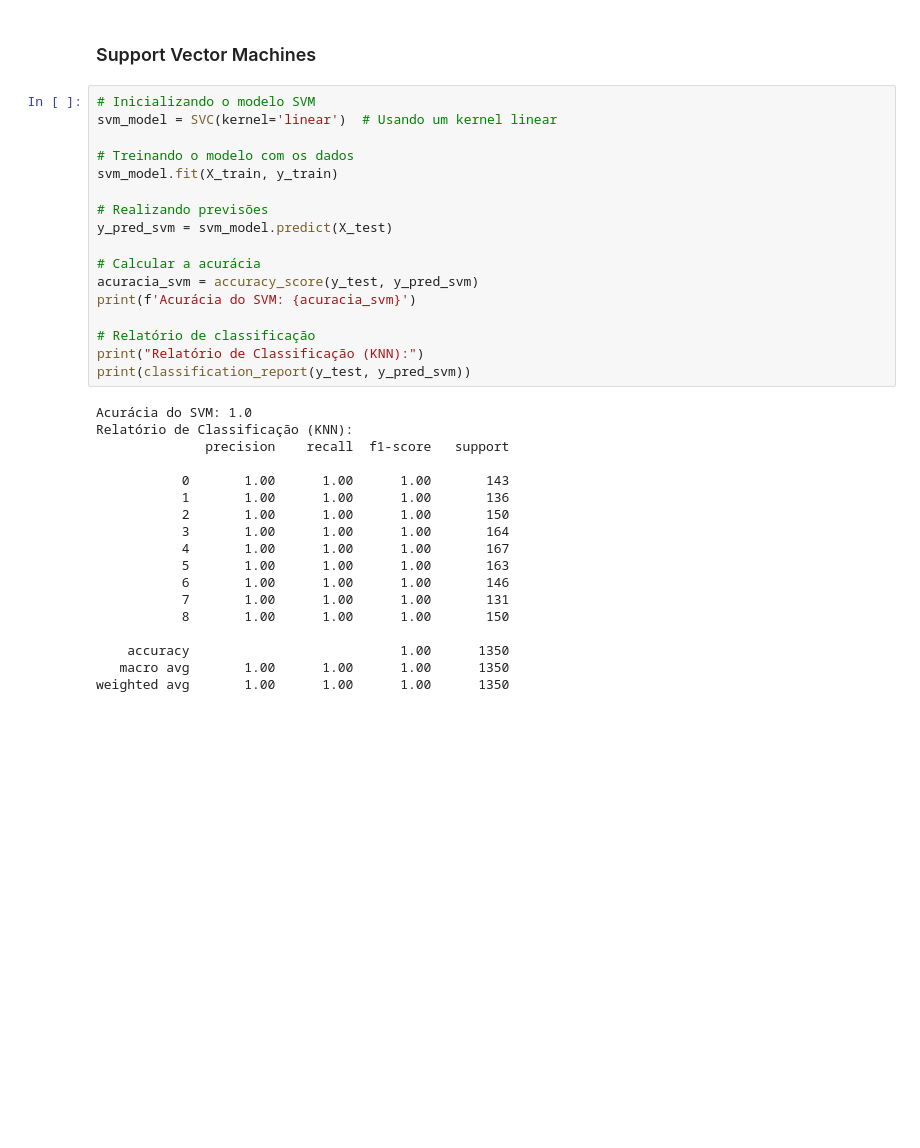
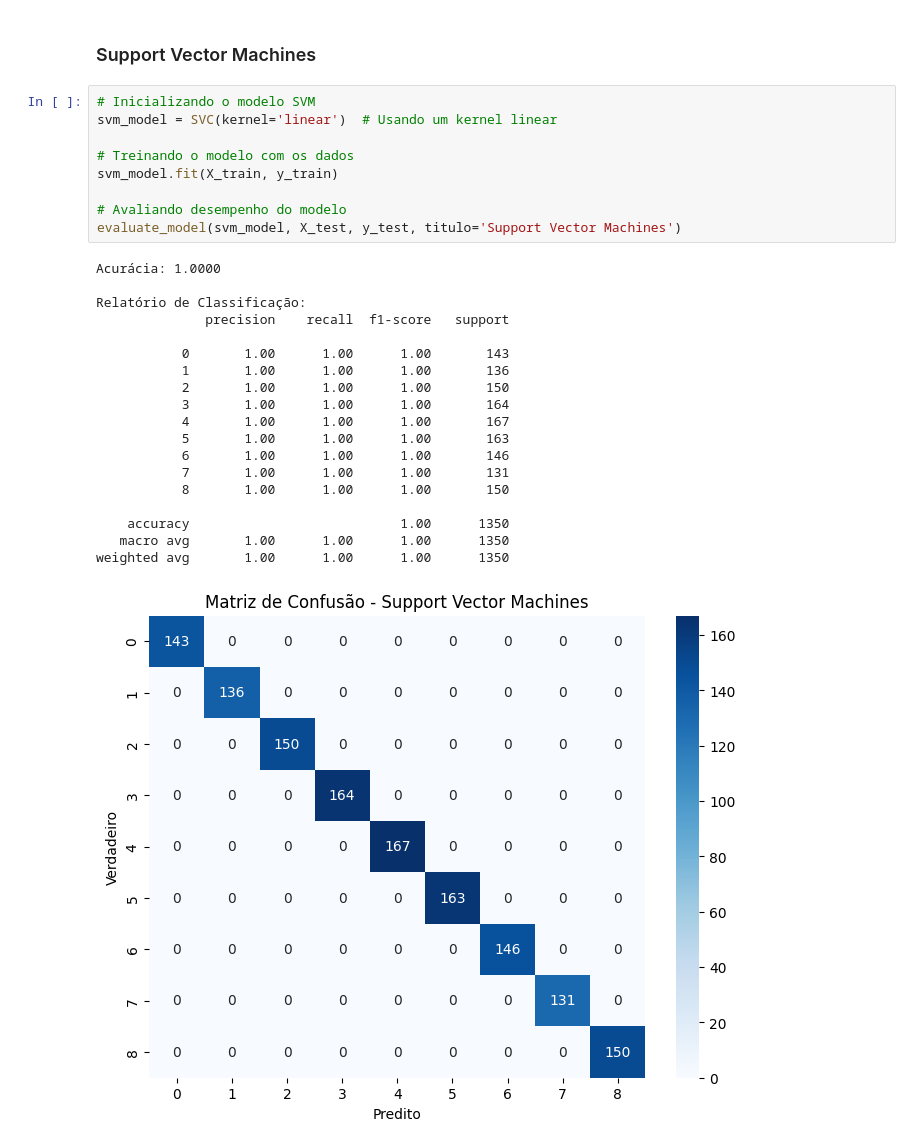
Before and after one commit to jonnathann/portifolio_ra, a Jupyter notebook: notebooks/build_chatbot_traditional_technics.ipynb, the cells around one changed output. Drawn from its saved outputs; the diff is of its cells as text; blank space fills up the shorter version.

```diff
--- a/notebooks/build_chatbot_traditional_technics.ipynb
+++ b/notebooks/build_chatbot_traditional_technics.ipynb
@@ -385,35 +390,29 @@ weighted avg       1.00      1.00      1.00      1350
 # %%
 # Inicializando o modelo SVM
 svm_model = SVC(kernel='linear')  # Usando um kernel linear
 
 # Treinando o modelo com os dados
 svm_model.fit(X_train, y_train)
 
-# Realizando previsões
-y_pred_svm = svm_model.predict(X_test)
-
-# Calcular a acurácia
-acuracia_svm = accuracy_score(y_test, y_pred_svm)
-print(f'Acurácia do SVM: {acuracia_svm}')
-
-# Relatório de classificação
-print("Relatório de Classificação (KNN):")
-print(classification_report(y_test, y_pred_svm))
+# Avaliando desempenho do modelo
+evaluate_model(svm_model, X_test, y_test, titulo='Support Vector Machines')
 # %% [output]
-Acurácia do SVM: 1.0
-Relatório de Classificação (KNN):
+Acurácia: 1.0000
+
+Relatório de Classificação:
               precision    recall  f1-score   support
 
            0       1.00      1.00      1.00       143
            1       1.00      1.00      1.00       136
            2       1.00      1.00      1.00       150
            3       1.00      1.00      1.00       164
            4       1.00      1.00      1.00       167
            5       1.00      1.00      1.00       163
            6       1.00      1.00      1.00       146
            7       1.00      1.00      1.00       131
            8       1.00      1.00      1.00       150
 
     accuracy                           1.00      1350
    macro avg       1.00      1.00      1.00      1350
 weighted avg       1.00      1.00      1.00      1350
+[figure, added]
```
Also changed, not shown: parts of 5 cells of this notebook.
